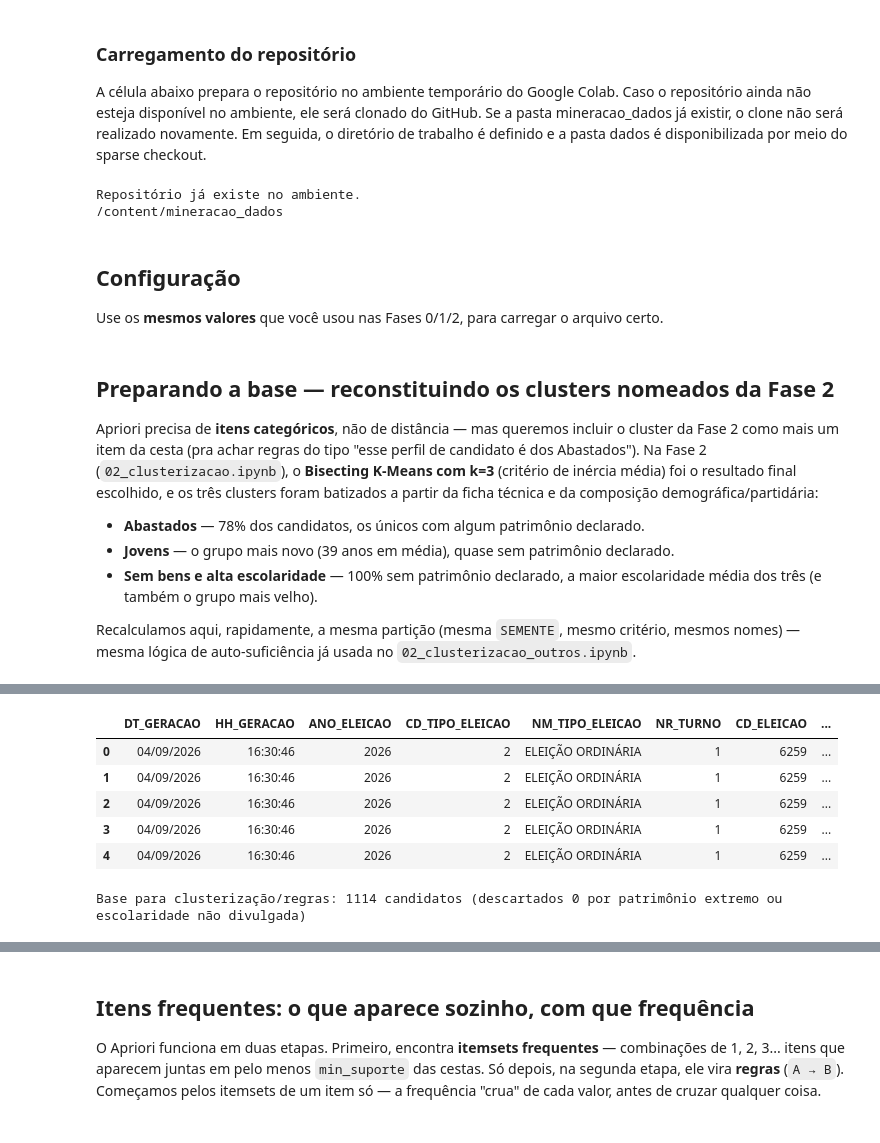
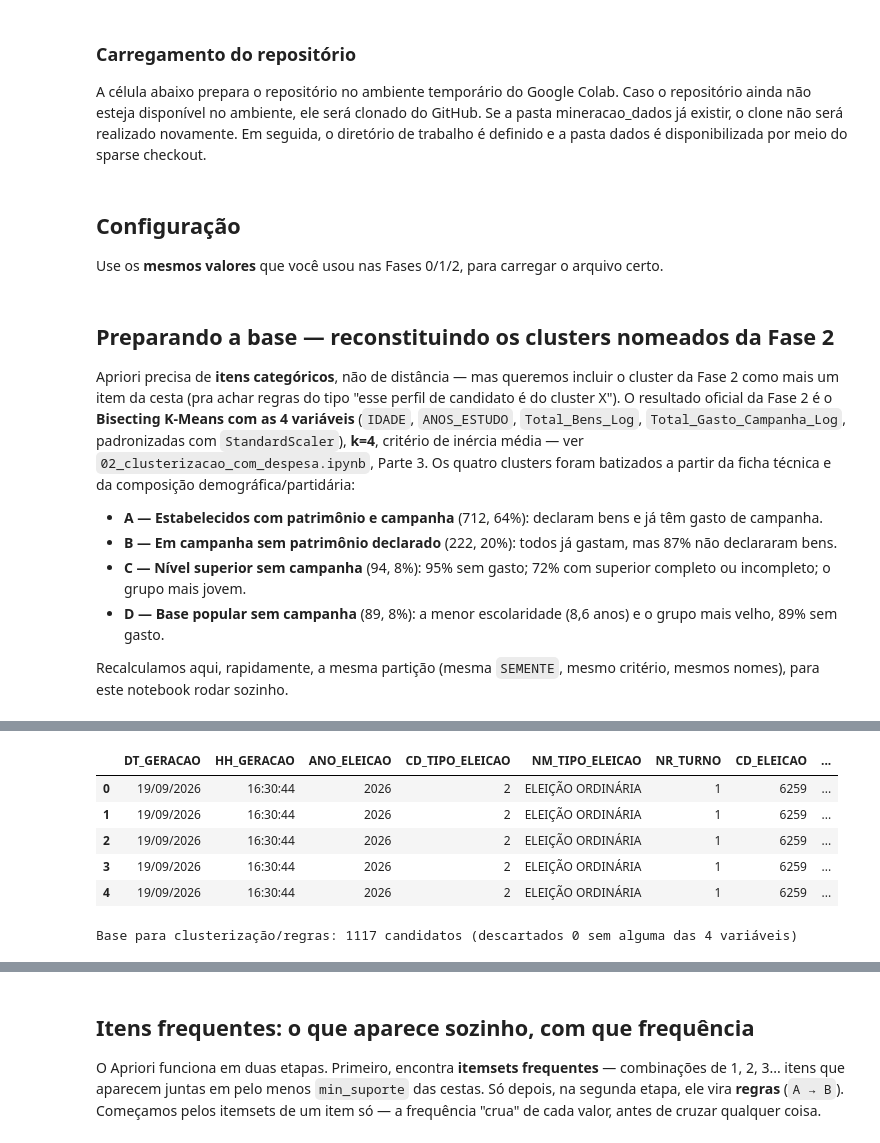
Before and after one commit to Rflavia/mineracao_dados, a Jupyter notebook: 03_regras_associacao.ipynb, the cells around one changed output, grey strips where cells are left out. Drawn from its saved outputs; the diff is of its cells as text; code cells hidden in the pictures.

```diff
--- a/03_regras_associacao.ipynb
+++ b/03_regras_associacao.ipynb
@@ -13,18 +13,19 @@ Até aqui, a clusterização (Fase 2) agrupou candidatos por **distância** em v
 A célula abaixo prepara o repositório no ambiente temporário do Google Colab. Caso o repositório ainda não esteja disponível no ambiente, ele será clonado do GitHub. Se a pasta mineracao_dados já existir, o clone não será realizado novamente. Em seguida, o diretório de trabalho é definido e a pasta dados é disponibilizada por meio do sparse checkout.
 # %%
 import os
+import sys
 #Nesta fase, vamos usar o repositório mineracao_dados para acessar os dados e scripts necessários.
 
-if not os.path.exists('/content/mineracao_dados'):
-    !git clone --depth 1 --filter=blob:none --sparse https://github.com/Rflavia/mineracao_dados.git
-else:
-    print("Repositório já existe no ambiente.")
+# Só no Google Colab: localmente os arquivos já estão na pasta do projeto
+# (e o sparse-checkout abaixo alteraria o repositório local)
+if "google.colab" in sys.modules:
+    if not os.path.exists('/content/mineracao_dados'):
+        !git clone --depth 1 --filter=blob:none --sparse https://github.com/Rflavia/mineracao_dados.git
+    else:
+        print("Repositório já existe no ambiente.")
 
-%cd /content/mineracao_dados
-!git sparse-checkout set dados
+    %cd /content/mineracao_dados
+    !git sparse-checkout set dados
-# %% [output]
-Repositório já existe no ambiente.
-/content/mineracao_dados
 # %% [markdown]
 ## Configuração
 
@@ -36,24 +37,26 @@ ANO_ELEICAO = 2026
 # %% [markdown]
 ## Preparando a base — reconstituindo os clusters nomeados da Fase 2
 
-Apriori precisa de **itens categóricos**, não de distância — mas queremos incluir o cluster da Fase 2 como mais um item da cesta (pra achar regras do tipo "esse perfil de candidato é dos Abastados"). Na Fase 2 (`02_clusterizacao.ipynb`), o **Bisecting K-Means com k=3** (critério de inércia média) foi o resultado final escolhido, e os três clusters foram batizados a partir da ficha técnica e da composição demográfica/partidária:
+Apriori precisa de **itens categóricos**, não de distância — mas queremos incluir o cluster da Fase 2 como mais um item da cesta (pra achar regras do tipo "esse perfil de candidato é do cluster X"). O resultado oficial da Fase 2 é o **Bisecting K-Means com as 4 variáveis** (`IDADE`, `ANOS_ESTUDO`, `Total_Bens_Log`, `Total_Gasto_Campanha_Log`, padronizadas com `StandardScaler`), **k=4**, critério de inércia média — ver `02_clusterizacao_com_despesa.ipynb`, Parte 3. Os quatro clusters foram batizados a partir da ficha técnica e da composição demográfica/partidária:
 
-- **Abastados** — 78% dos candidatos, os únicos com algum patrimônio declarado.
-- **Jovens** — o grupo mais novo (39 anos em média), quase sem patrimônio declarado.
-- **Sem bens e alta escolaridade** — 100% sem patrimônio declarado, a maior escolaridade média dos três (e também o grupo mais velho).
+- **A — Estabelecidos com patrimônio e campanha** (712, 64%): declaram bens e já têm gasto de campanha.
+- **B — Em campanha sem patrimônio declarado** (222, 20%): todos já gastam, mas 87% não declararam bens.
+- **C — Nível superior sem campanha** (94, 8%): 95% sem gasto; 72% com superior completo ou incompleto; o grupo mais jovem.
+- **D — Base popular sem campanha** (89, 8%): a menor escolaridade (8,6 anos) e o grupo mais velho, 89% sem gasto.
 
-Recalculamos aqui, rapidamente, a mesma partição (mesma `SEMENTE`, mesmo critério, mesmos nomes) — mesma lógica de auto-suficiência já usada no `02_clusterizacao_outros.ipynb`.
+Recalculamos aqui, rapidamente, a mesma partição (mesma `SEMENTE`, mesmo critério, mesmos nomes), para este notebook rodar sozinho.
 # %%
 import warnings
 warnings.filterwarnings("ignore")
-!pip install pyvis
+if "google.colab" in sys.modules:
+    !pip install -q pyvis
 
 import pandas as pd
 import numpy as np
 import matplotlib.pyplot as plt
 import seaborn as sns
 
-from sklearn.preprocessing import MinMaxScaler
+from sklearn.preprocessing import StandardScaler
 from sklearn.cluster import KMeans
 from mlxtend.frequent_patterns import apriori, association_rules
 from pyvis.network import Network
@@ -66,18 +69,17 @@ pd.set_option('display.max_colwidth', None)  # não truncar antecedents/conseque
 SEMENTE = 42
 np.random.seed(SEMENTE)  # mesmo racional de reprodutibilidade defensiva dos notebooks anteriores
 
-# Determine nome_uf based on UFS_REGIAO
-# If UFS_REGIAO is not empty, it implies a regional file, and for ['PR', 'RS', 'SC'], it should be 'SUL'.
-# Otherwise, default to 'BRASIL' for a national dataset.
-if UFS_REGIAO:
-    # Assuming 'SUL' is the correct region name for ['PR', 'RS', 'SC'] based on existing files.
-    # This logic can be extended with a mapping if more regions are introduced.
-    nome_uf = 'SUL'
+if UFS_REGIAO is None:
+    nome_uf = "BRASIL"
+elif isinstance(UFS_REGIAO, list):
+    nome_uf = "_".join(UFS_REGIAO)
 else:
-    nome_uf = 'BRASIL'
+    nome_uf = UFS_REGIAO
+
+
 
 nome_cargo = CARGO.replace(' ', '_')
-arquivo = f"dados/candidatos_{nome_cargo}_{nome_uf}_{ANO_ELEICAO}.csv"
+arquivo = f"dados/candidatos_{nome_cargo}_{nome_uf}_{ANO_ELEICAO}_com_despesas.csv"
 
 df = pd.read_csv(arquivo)
 print(f"Carregado: {arquivo}  ->  {df.shape[0]} candidatos, {df.shape[1]} colunas")
@@ -106,9 +89,9 @@ Carregado: dados/candidatos_DEPUTADO_FEDERAL_SUL_2026.csv  ->  1114 candidatos,
 |  | DT_GERACAO | HH_GERACAO | ANO_ELEICAO | CD_TIPO_ELEICAO | NM_TIPO_ELEICAO | NR_TURNO | CD_ELEICAO | ... |
-| 0 | 04/09/2026 | 16:30:46 | 2026 | 2 | ELEIÇÃO ORDINÁRIA | 1 | 6259 | ... |
-| 1 | 04/09/2026 | 16:30:46 | 2026 | 2 | ELEIÇÃO ORDINÁRIA | 1 | 6259 | ... |
-| 2 | 04/09/2026 | 16:30:46 | 2026 | 2 | ELEIÇÃO ORDINÁRIA | 1 | 6259 | ... |
-| 3 | 04/09/2026 | 16:30:46 | 2026 | 2 | ELEIÇÃO ORDINÁRIA | 1 | 6259 | ... |
-| 4 | 04/09/2026 | 16:30:46 | 2026 | 2 | ELEIÇÃO ORDINÁRIA | 1 | 6259 | ... |
+| 0 | 19/09/2026 | 16:30:44 | 2026 | 2 | ELEIÇÃO ORDINÁRIA | 1 | 6259 | ... |
+| 1 | 19/09/2026 | 16:30:44 | 2026 | 2 | ELEIÇÃO ORDINÁRIA | 1 | 6259 | ... |
+| 2 | 19/09/2026 | 16:30:44 | 2026 | 2 | ELEIÇÃO ORDINÁRIA | 1 | 6259 | ... |
+| 3 | 19/09/2026 | 16:30:44 | 2026 | 2 | ELEIÇÃO ORDINÁRIA | 1 | 6259 | ... |
+| 4 | 19/09/2026 | 16:30:44 | 2026 | 2 | ELEIÇÃO ORDINÁRIA | 1 | 6259 | ... |
 # %%
 ANOS_ESTUDO_POR_GRAU = {
     'ANALFABETO': 0,
@@ -126,18 +109,15 @@ df['ANOS_ESTUDO'] = df['DS_GRAU_INSTRUCAO'].map(ANOS_ESTUDO_POR_GRAU)
 # %%
-colunas_driver = ['IDADE', 'ANOS_ESTUDO', 'Total_Bens_Log']
+# mesmas 4 variáveis e mesma padronização do 02_clusterizacao_com_despesa.ipynb (Parte 3)
+colunas_driver = ['IDADE', 'ANOS_ESTUDO', 'Total_Bens_Log', 'Total_Gasto_Campanha_Log']
 
-Q1, Q3 = df['Total_Bens_Log'].quantile([0.25, 0.75])
-IQR = Q3 - Q1
-limite_superior = Q3 + 1.5 * IQR
+df_cluster = df.dropna(subset=colunas_driver).copy()
+print(f"Base para clusterização/regras: {df_cluster.shape[0]} candidatos "
+      f"(descartados {df.shape[0] - df_cluster.shape[0]} sem alguma das 4 variáveis)")
 
-df_cluster = df[(df['Total_Bens_Log'] <= limite_superior) & (df['ANOS_ESTUDO'].notna())].copy()
-print(f"Base para clusterização/regras: {df_cluster.shape[0]} candidatos "
-      f"(descartados {df.shape[0] - df_cluster.shape[0]} por patrimônio extremo ou escolaridade não divulgada)")
-
-scaler = MinMaxScaler()
+scaler = StandardScaler()
 X = scaler.fit_transform(df_cluster[colunas_driver])
 # %% [output]
-Base para clusterização/regras: 1114 candidatos (descartados 0 por patrimônio extremo ou escolaridade não divulgada)
+Base para clusterização/regras: 1117 candidatos (descartados 0 sem alguma das 4 variáveis)
 # %%
 def inercia(indices):
     if len(indices) < 2:
```
Also changed, not shown: parts of 21 cells of this notebook, 5 other files.
